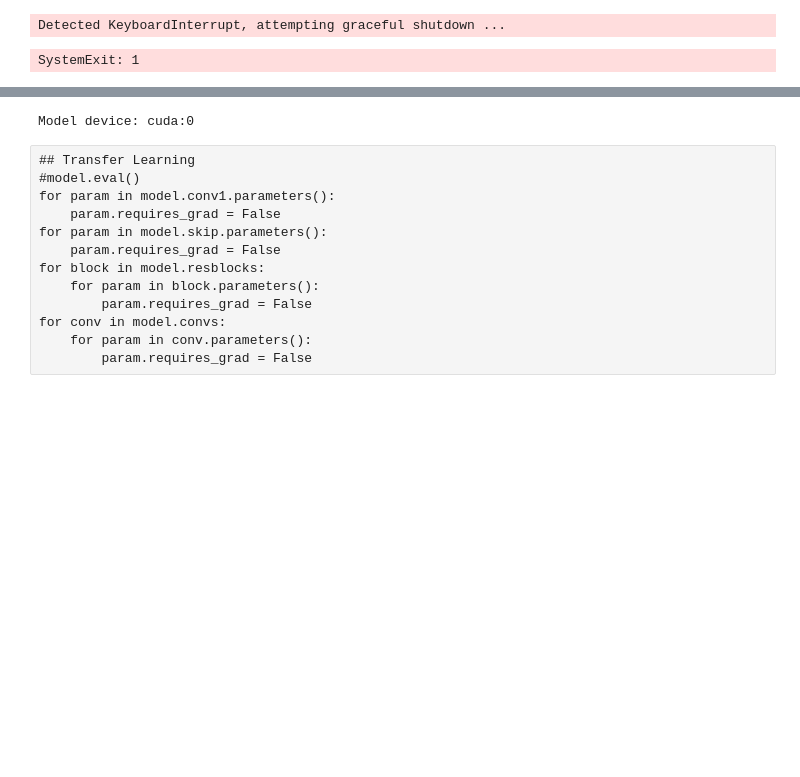
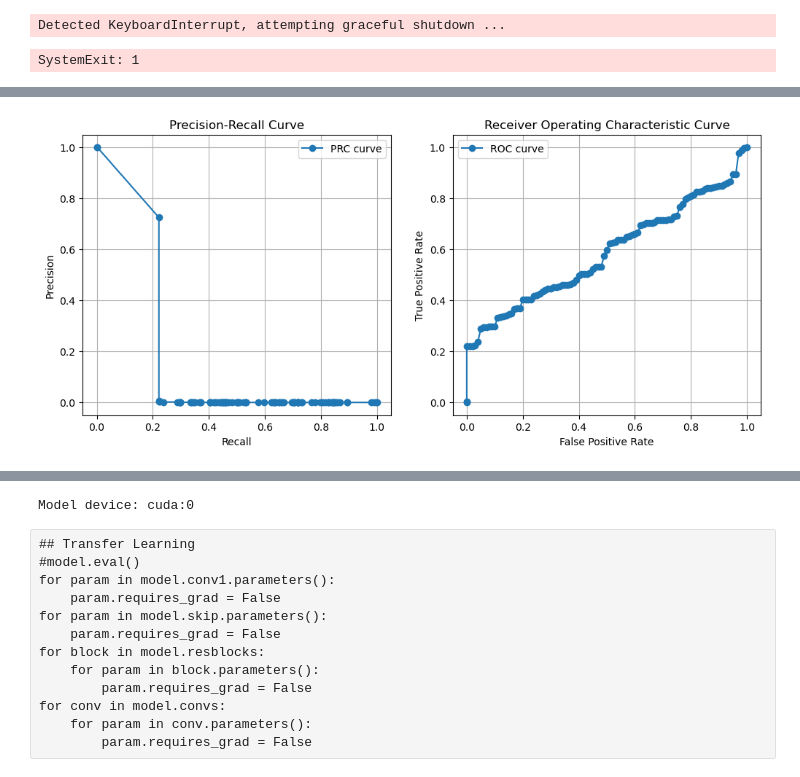
Before and after one commit to qiuresearch/AmbiSplice, a Jupyter notebook: model_training.ipynb, the cells around one changed output, grey strips where cells are left out. Drawn from its saved outputs; the diff is of its cells as text; code cells hidden in the pictures; blank space fills up the shorter version.

Commit message:
add more benchmarks

```diff
--- a/model_training.ipynb
+++ b/model_training.ipynb
@@ -96,0 +116,2 @@ socket.send() raised exception.
+# %%
+eval_outputs = lit_run.evaluate(lit_data, save_prefix="pangolin")
@@ -96,0 +145,19 @@ socket.send() raised exception.
+# %%
+importlib.reload(run_ambisplice.model)
+importlib.reload(run_ambisplice)
+from AmbiSplice import loss_metrics
+importlib.reload(loss_metrics)
+
+batch_feats, preds = eval_outputs[3]
+
+benchmark_metrics = loss_metrics.calc_benchmark(preds, batch_feats, keep_batchdim=False)
+benchmark_metrics
+# cls_true = batch_feats['cls'].cpu().numpy()
+# cls_pred = preds['cls_logits'].cpu().numpy().argmax(axis=-2)
+# binarize cls_true and cls_pred
+# cls_true_bin = (cls_true > 0).astype(int)
+# cls_pred_bin = (cls_pred > 0).astype(int)
+
+# topks_metrics, prcroc_metrics = loss_metrics.topks_roc_prc_metrics(cls_pred_bin, cls_true_bin, ks=(0.5, 1, 2, 4), multiples_of_true=True)
+# topks_metrics
+# prcroc_metrics
@@ -96,0 +182,21 @@ socket.send() raised exception.
+# %%
+# use matplotlib to plot the prc and roc curves
+import matplotlib.pyplot as plt
+plt.figure(figsize=(12, 5))
+plt.subplot(1, 2, 1)
+plt.plot(benchmark_metrics['recall'], benchmark_metrics['precision'], marker='o', label='PRC curve')
+plt.xlabel('Recall')
+plt.ylabel('Precision')
+plt.title('Precision-Recall Curve')
+plt.grid()
+plt.legend()
+plt.subplot(1, 2, 2)
+plt.plot(benchmark_metrics['fpr'], benchmark_metrics['tpr'], marker='o', label='ROC curve')
+plt.xlabel('False Positive Rate')
+plt.ylabel('True Positive Rate')
+plt.title('Receiver Operating Characteristic Curve')
+plt.grid()
+plt.legend()
+plt.show()
+# %% [output]
+[figure, added]
```
Also changed, not shown: parts of 10 cells of this notebook, 8 other files.
